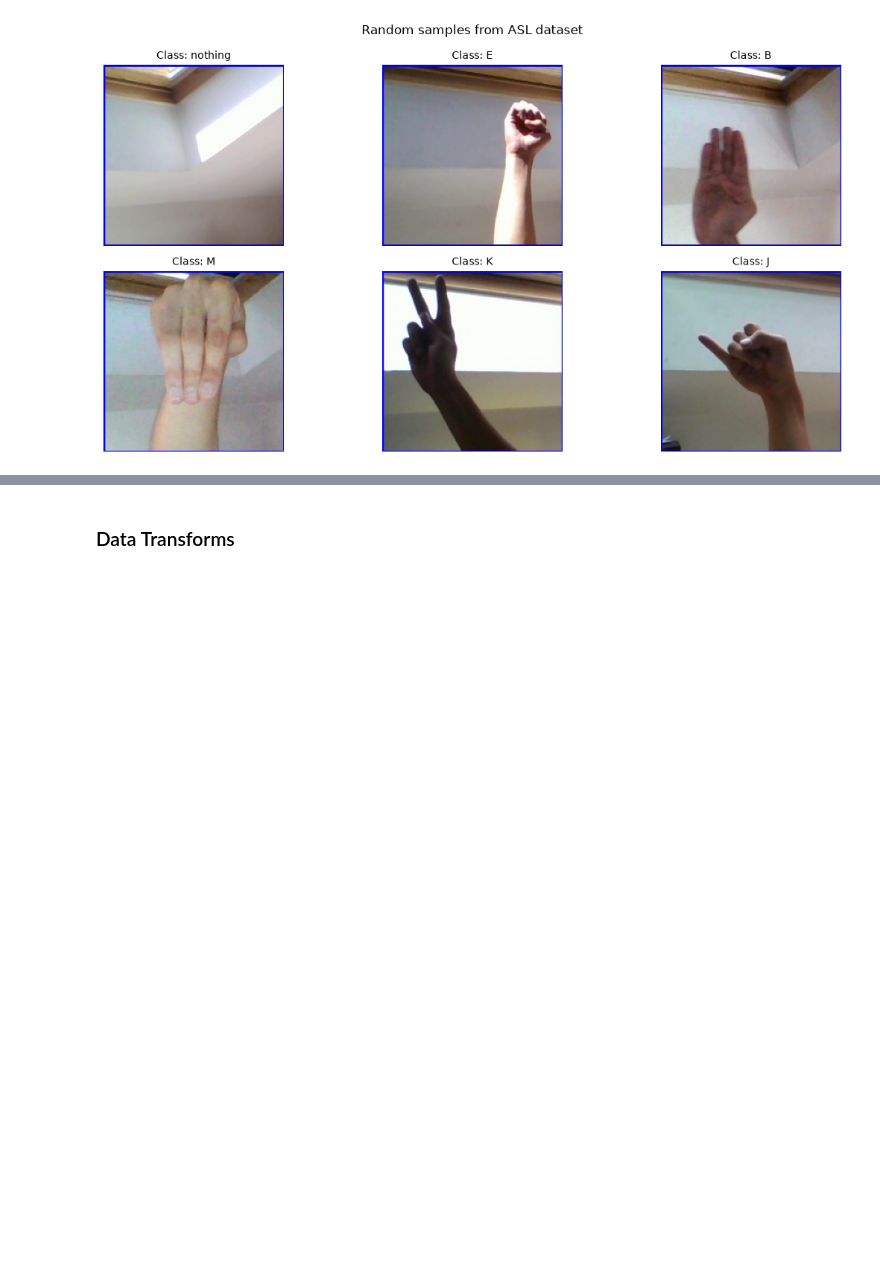
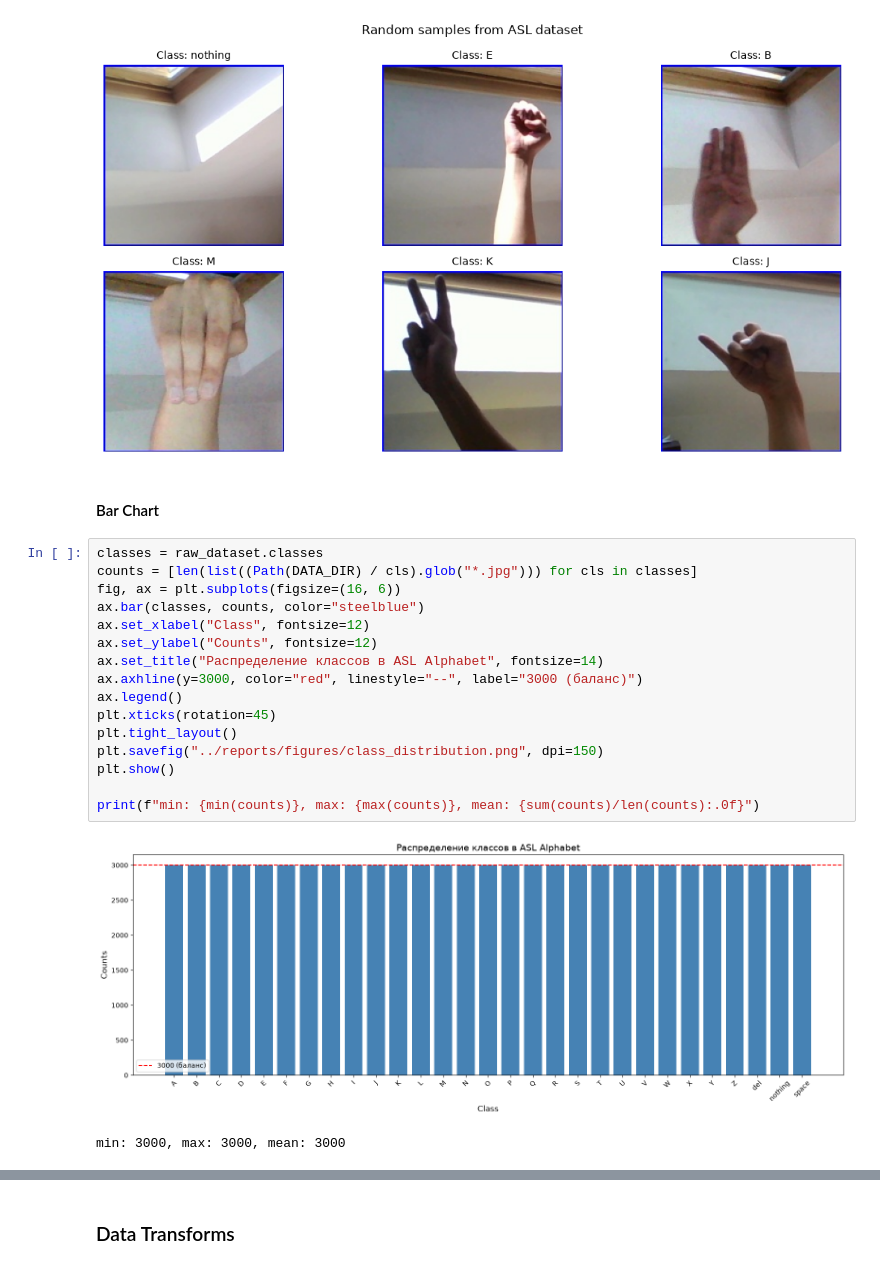
Before and after one commit to RuslanVdovinn/asl-classifier, a Jupyter notebook: notebooks/asl_classifier_cnn.ipynb, the cells around one changed output, grey strips where cells are left out. Saved outputs shown, nothing was run; the diff lists cells and outputs as text; blank space fills up the shorter version.

Commit message:
visualize dataset

```diff
--- a/notebooks/asl_classifier_cnn.ipynb
+++ b/notebooks/asl_classifier_cnn.ipynb
@@ -93,3 +93,24 @@ plt.tight_layout()
 plt.show()
 # %% [output]
 [figure]
+# %% [markdown]
+#### Bar Chart
+# %%
+classes = raw_dataset.classes
+counts = [len(list((Path(DATA_DIR) / cls).glob("*.jpg"))) for cls in classes]
+fig, ax = plt.subplots(figsize=(16, 6))
+ax.bar(classes, counts, color="steelblue")
+ax.set_xlabel("Class", fontsize=12)
+ax.set_ylabel("Counts", fontsize=12)
+ax.set_title("Распределение классов в ASL Alphabet", fontsize=14)
+ax.axhline(y=3000, color="red", linestyle="--", label="3000 (баланс)")
+ax.legend()
+plt.xticks(rotation=45)
+plt.tight_layout()
+plt.savefig("../reports/figures/class_distribution.png", dpi=150)
+plt.show()
+
+print(f"min: {min(counts)}, max: {max(counts)}, mean: {sum(counts)/len(counts):.0f}")
+# %% [output]
+[figure, added]
+min: 3000, max: 3000, mean: 3000
```
Also changed, not shown: parts of 8 cells of this notebook, 3 other files.
